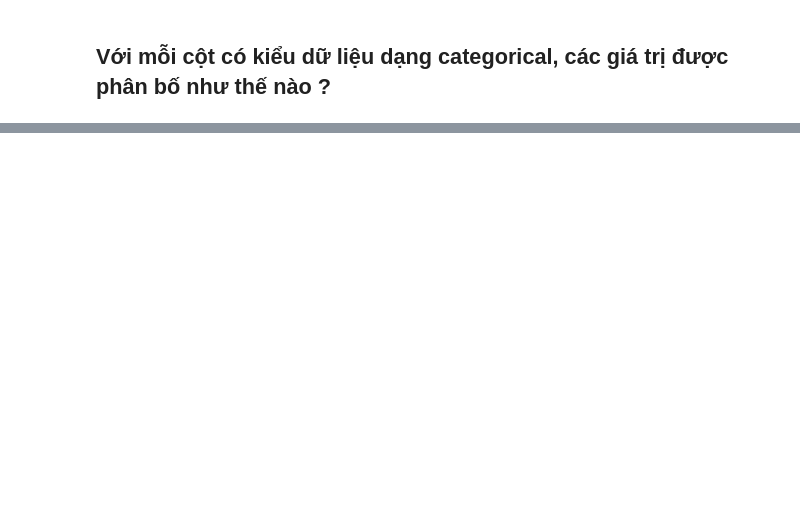
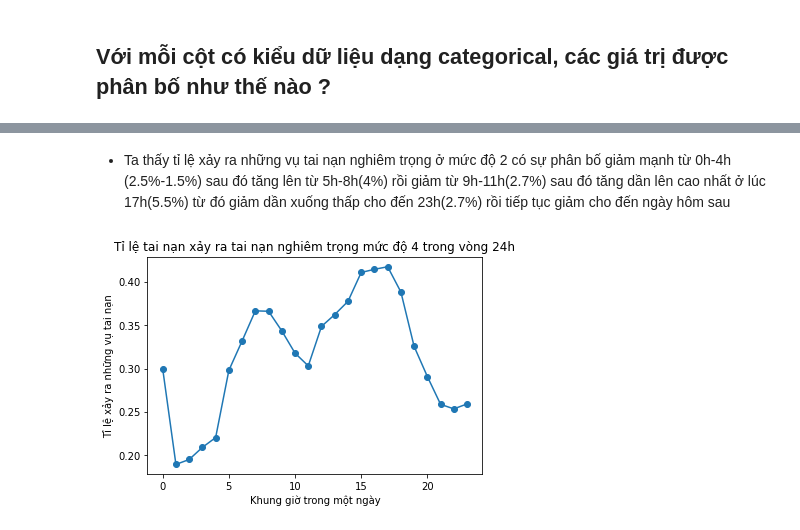
Before and after one commit to vuongthanhan-19127326/dackltkhdl, a Jupyter notebook: projectfinal.ipynb, the cells around one changed output, grey strips where cells are left out. Drawn from its saved outputs; the diff is of its cells as text; code cells hidden in the pictures; blank space fills up the shorter version.

```diff
--- a/projectfinal.ipynb
+++ b/projectfinal.ipynb
@@ -397,0 +487,10 @@ fig.show()
+# %% [markdown]
+  -  Ta thấy tỉ lệ xảy ra những vụ tai nạn nghiêm trọng ở mức độ 2 có sự phân bố giảm mạnh từ 0h-4h (2.5%-1.5%) sau đó tăng lên từ 5h-8h(4%) rồi giảm từ 9h-11h(2.7%) sau đó tăng dần lên cao nhất ở lúc 17h(5.5%) từ đó giảm dần xuống thấp cho đến 23h(2.7%) rồi tiếp tục giảm cho đến ngày hôm sau
+# %%
+test_hour[4].plot(marker='o')
+plt.xlabel("Khung giờ trong một ngày")
+plt.ylabel("Tỉ lệ xảy ra những vụ tai nạn")
+plt.title("Tỉ lệ tai nạn xảy ra tai nạn nghiêm trọng mức độ 4 trong vòng 24h")
+plt.show()
+# %% [output]
+[figure, added]
```
Also changed, not shown: parts of 77 cells of this notebook.
